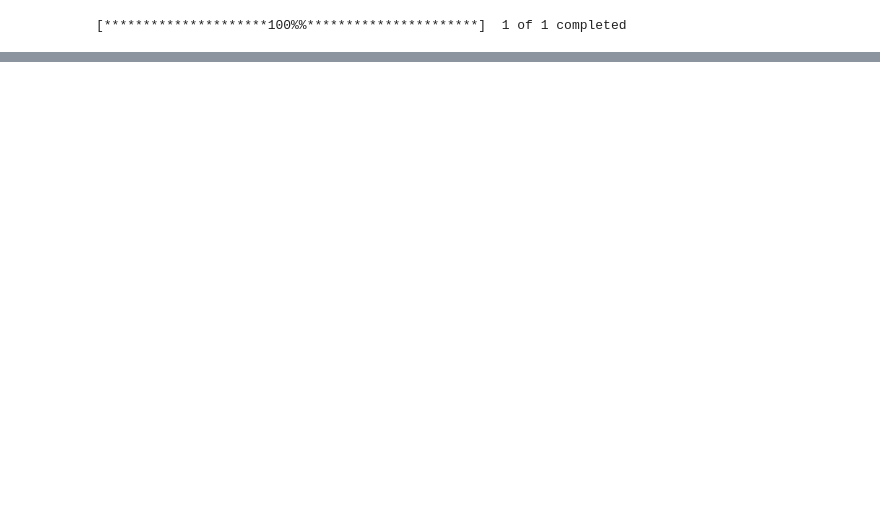
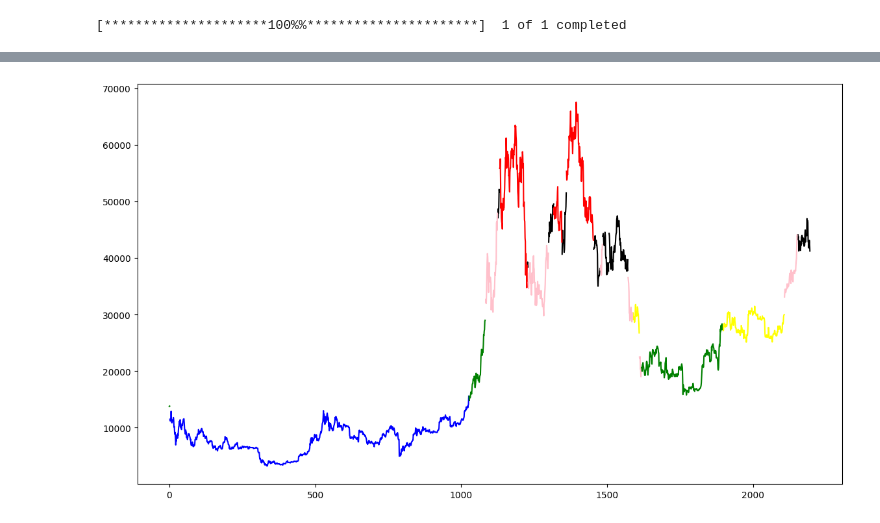
Before and after one commit to KreatorXoX/MLTrade, a Jupyter notebook: 1_Unsupervised/5-Practice-TA-HMM.ipynb, the cells around one changed output, grey strips where cells are left out. Cells and saved outputs as stored; diff of their text form; code cells hidden in the pictures; blank space fills up the shorter version.

```diff
--- a/1_Unsupervised/5-Practice-TA-HMM.ipynb
+++ b/1_Unsupervised/5-Practice-TA-HMM.ipynb
@@ -110,0 +71,4 @@ See the caveats in the documentation: https://pandas.pydata.org/pandas-docs/stab
+# %%
+# Check Results
+hidden_states = model.predict(X_train)
+hidden_states[:30]
@@ -110,0 +143,14 @@ See the caveats in the documentation: https://pandas.pydata.org/pandas-docs/stab
+# %%
+# Plot Results
+
+fig = plt.figure(figsize=(14,8))
+plt.plot(labels_0, color='yellow')
+plt.plot(labels_1, color='blue')
+plt.plot(labels_2, color='black')
+plt.plot(labels_3, color='red')
+plt.plot(labels_4, color='pink')
+plt.plot(labels_5, color='green')
+
+plt.show()
+# %% [output]
+[figure, added]
```
Also changed, not shown: parts of 13 cells of this notebook.
